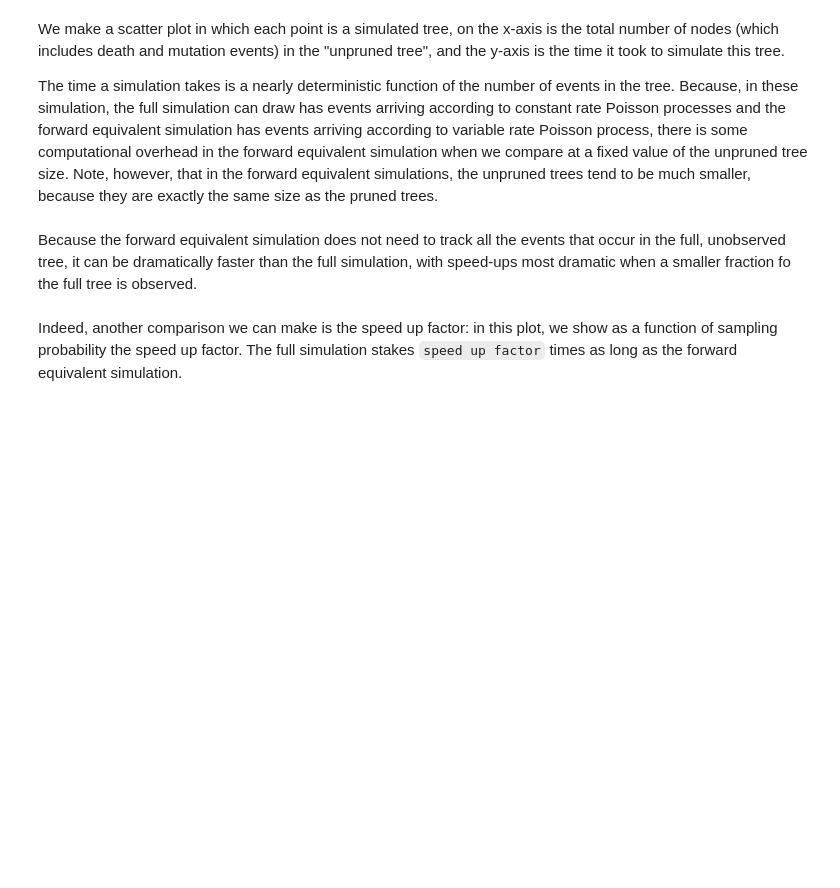
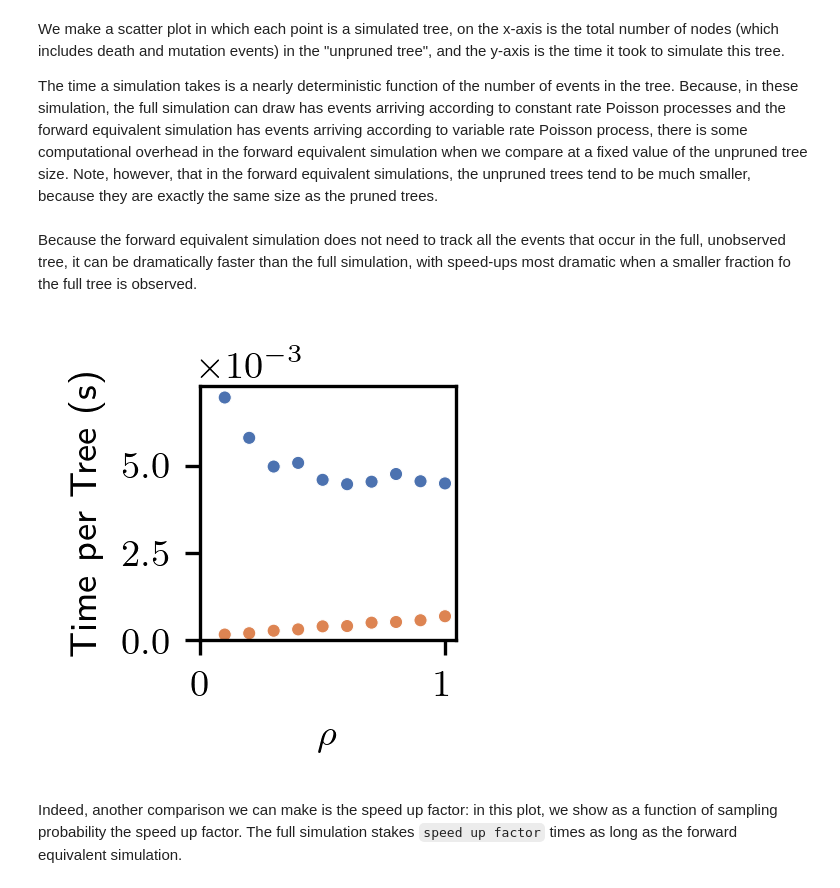
Before and after one commit to songlab-cal/forward-equivalent-trees, a Jupyter notebook: notebooks/timing_plots.ipynb, the cells around one changed output. Saved outputs shown, nothing was run; the diff lists cells and outputs as text; code cells hidden in the pictures; blank space fills up the shorter version.

Commit message:
make timing plots smaller. Edit ticks on axes.

```diff
--- a/notebooks/timing_plots.ipynb
+++ b/notebooks/timing_plots.ipynb
@@ -24,16 +28,21 @@ legend_info = config['paper']['legend_info']
 legend_labels = legend_info['legend_labels']
 fig_dpi = config['paper']['fig_dpi']
 palette = sns.color_palette(legend_info['sns_palette'], len(legend_info['mode_order']))
+
+fig_width = 1.2
+fig_height = 1.2
 # %% [markdown]
 This cell sets the directory in which we can find our data, as well as the simulation type this notebook will plot.
 # %%
 # Change sim_idx to make plots for different simulation specifications.
 # CHOICES: sim_idx = 0, 1, or 2
-sim_idx = 2
+sim_idx = 1
 sim_types = ["single_type_no_death", "single_type_w_death", "multitype_high_birth_fitness"]
+yticks_arr = [[1,2,4,6],'default',[1,2,4,6]]
 
 data_directory = pathlib.Path("data")
 sim_type = sim_types[sim_idx]
+yticks = yticks_arr[sim_idx]
 fig_directory = pathlib.Path("fig")/sim_type
 fig_directory.mkdir(parents=True, exist_ok=True)
 # %% [markdown]
@@ -94,37 +111,47 @@ for x_col in x_columns:
 # %% [markdown]
 Because the forward equivalent simulation does not need to track all the events that occur in the full, unobserved tree, it can be dramatically faster than the full simulation, with speed-ups most dramatic when a smaller fraction fo the full tree is observed.
 # %%
-%%capture
+# %%capture
 
 # Calculate the sum of 'time' for each value of 'rho'
 time_sum = all_tree_metrics_df.groupby(['rho','mode'])['time'].sum().reset_index()
 
 # Calculate the count of rows where 'pruned tree size' is greater than 0 for each value of 'rho'
 count_pruned_greater_than_zero = all_tree_metrics_df[all_tree_metrics_df['pruned tree size'] > 0].groupby(['rho','mode']).size().reset_index(name='count')
 
 # Merge the two dataframes on 'rho'
 merged_df = pd.merge(time_sum, count_pruned_greater_than_zero, on=['rho','mode'])
 
 # Calculate the average time as required
 merged_df['average_time'] = merged_df['time'] / merged_df['count']
 
 # Now use seaborn to plot this
-plt.figure(figsize=(3, 3), dpi = fig_dpi)
+plt.figure(figsize=(fig_width, fig_height), dpi = fig_dpi)
 ax = sns.scatterplot(data=merged_df, x='rho', y='average_time', hue='mode', s=10, palette=palette, hue_order=legend_info['mode_order'])
 
 # Legend
 handles = ax.get_legend().legend_handles
 labels = [text.get_text() for text in ax.get_legend().get_texts()]
 ax.get_legend().remove()  # Remove the legend from the current plot, but keep the plot itself
 
 # Set labels and title
-ax.set_xlabel('Sampling probability')
-ax.set_ylabel('Mean Time per Tree')
+ax.set_xlabel(r'$\rho$')
+ax.set_ylabel('Time per Tree (s)')
+
+# Set the y-axis to use ScalarFormatter
+ax.yaxis.set_major_formatter(ScalarFormatter(useMathText=True))
+ax.ticklabel_format(style='sci', axis='y', scilimits=(0,0), useMathText=True)
+
+# Adjust the position of the offset text (scientific notation part)
+# ax.yaxis.get_offset_text().set_position((0,1)) # Uncomment this to adjust position
+ax.yaxis.get_offset_text().set_visible(True)
 
 ax.set_xlim(left=0)
 ax.set_ylim(bottom=0)
 
 plt.savefig(fig_directory/f"{sim_type}_time_vs_rho.pdf", bbox_inches="tight", dpi = fig_dpi)
+# %% [output]
+[figure, added]
 # %% [markdown]
 Indeed, another comparison we can make is the speed up factor: in this plot, we show as a function of sampling probability the speed up factor. The full simulation stakes `speed up factor` times as long as the forward equivalent simulation.
 # %%
```
Also changed, not shown: parts of 3 cells of this notebook, 1 other file.
